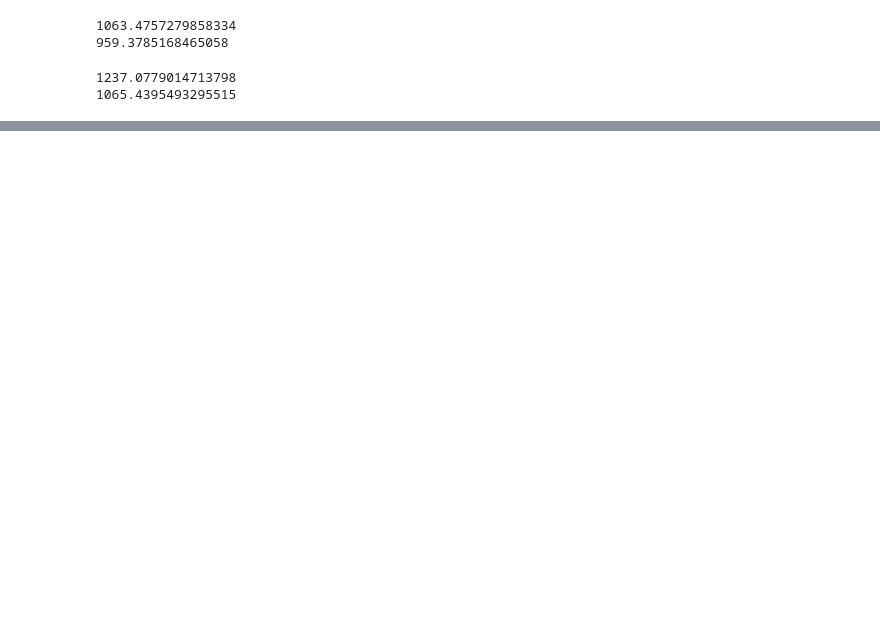
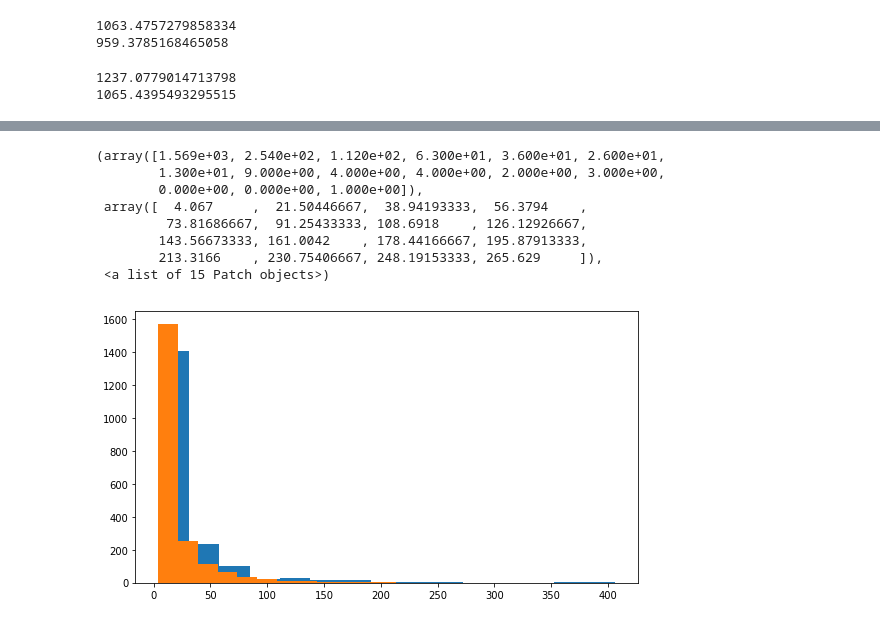
Before and after one commit to cornkle/proj_CEH, a Jupyter notebook: notebooks/CLOVER_soundings_March_Oct_stormtime_vs_average.ipynb, the cells around one changed output, grey strips where cells are left out. Cells and saved outputs as stored; diff of their text form; code cells hidden in the pictures; blank space fills up the shorter version.

```diff
--- a/notebooks/CLOVER_soundings_March_Oct_stormtime_vs_average.ipynb
+++ b/notebooks/CLOVER_soundings_March_Oct_stormtime_vs_average.ipynb
@@ -409,0 +447,14 @@ array([200, 250, 300, 350, 400, 450, 500, 550, 600, 650, 700, 750, 825,
+# %%
+plt.figure(figsize=(9,5))
+plt.hist(np.array(era_march['area'])*49/1000, bins=15)
+plt.hist(np.array(era_oct['area'])*49/1000, bins=15)
+# %% [output]
+(array([1.569e+03, 2.540e+02, 1.120e+02, 6.300e+01, 3.600e+01, 2.600e+01,
+        1.300e+01, 9.000e+00, 4.000e+00, 4.000e+00, 2.000e+00, 3.000e+00,
+        0.000e+00, 0.000e+00, 1.000e+00]),
+ array([  4.067     ,  21.50446667,  38.94193333,  56.3794    ,
+         73.81686667,  91.25433333, 108.6918    , 126.12926667,
+        143.56673333, 161.0042    , 178.44166667, 195.87913333,
+        213.3166    , 230.75406667, 248.19153333, 265.629     ]),
+ <a list of 15 Patch objects>)
+[figure, added]
```
Also changed, not shown: parts of 38 cells of this notebook, 5 other files.
